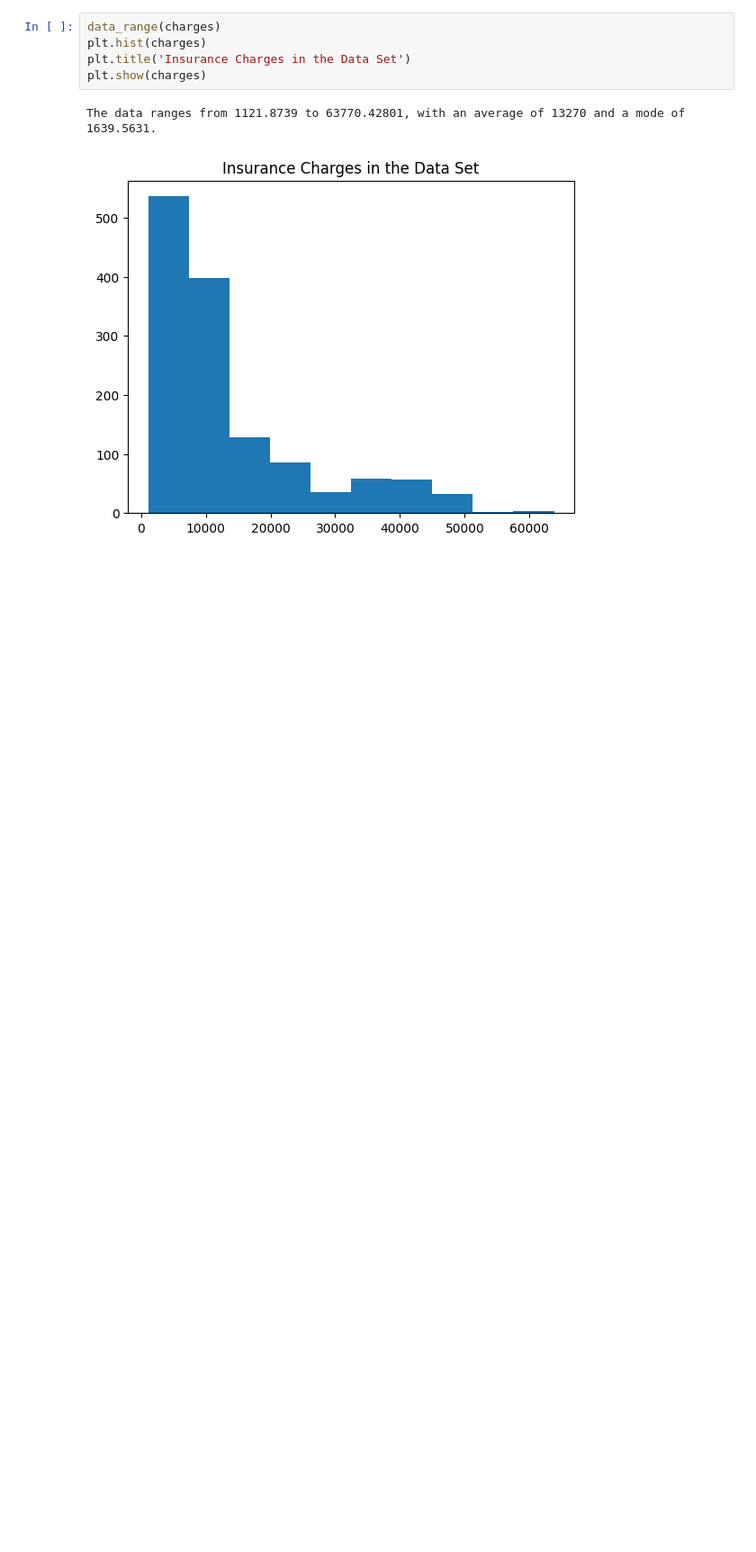
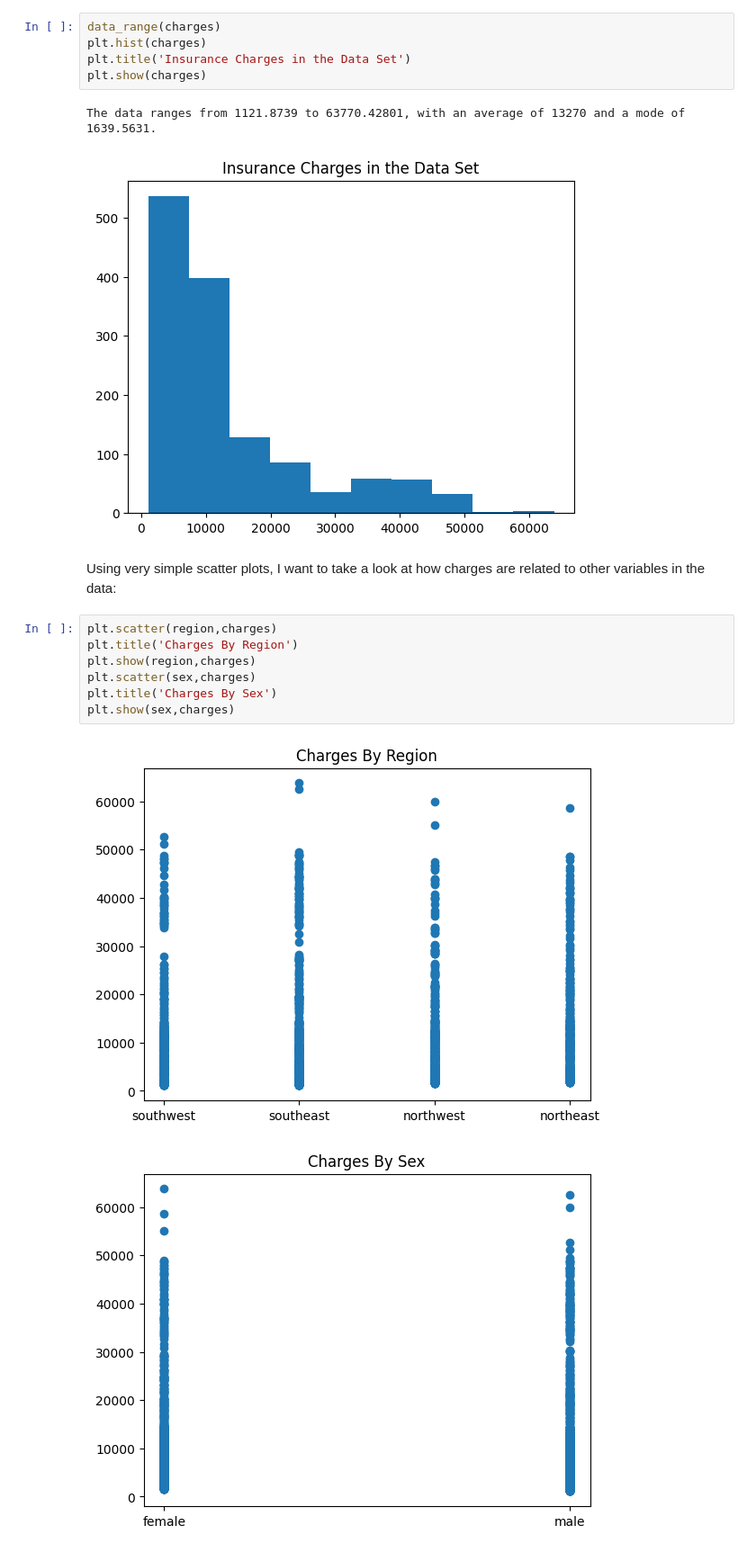
Before and after one commit to boncz/USInsurancePortfolioProject, a Jupyter notebook: USInsurancePortfolioProject.ipynb, the cells around one changed output. Shown at 90% size. Cells and saved outputs as stored; diff of their text form; blank space fills up the shorter version.

Commit message:
finished the preliminary analysis. Started to visualize with very rudimentary graphs.

```diff
--- a/USInsurancePortfolioProject.ipynb
+++ b/USInsurancePortfolioProject.ipynb
@@ -148,3 +148,15 @@ plt.show(charges)
 # %% [output]
 The data ranges from 1121.8739 to 63770.42801, with an average of 13270 and a mode of 1639.5631.
 [figure]
+# %% [markdown]
+Using very simple scatter plots, I want to take a look at how charges are related to other variables in the data:
+# %%
+plt.scatter(region,charges)
+plt.title('Charges By Region')
+plt.show(region,charges)
+plt.scatter(sex,charges)
+plt.title('Charges By Sex')
+plt.show(sex,charges)
+# %% [output]
+[figure, added]
+[figure, added]
```
Also changed, not shown: parts of 7 cells of this notebook.
